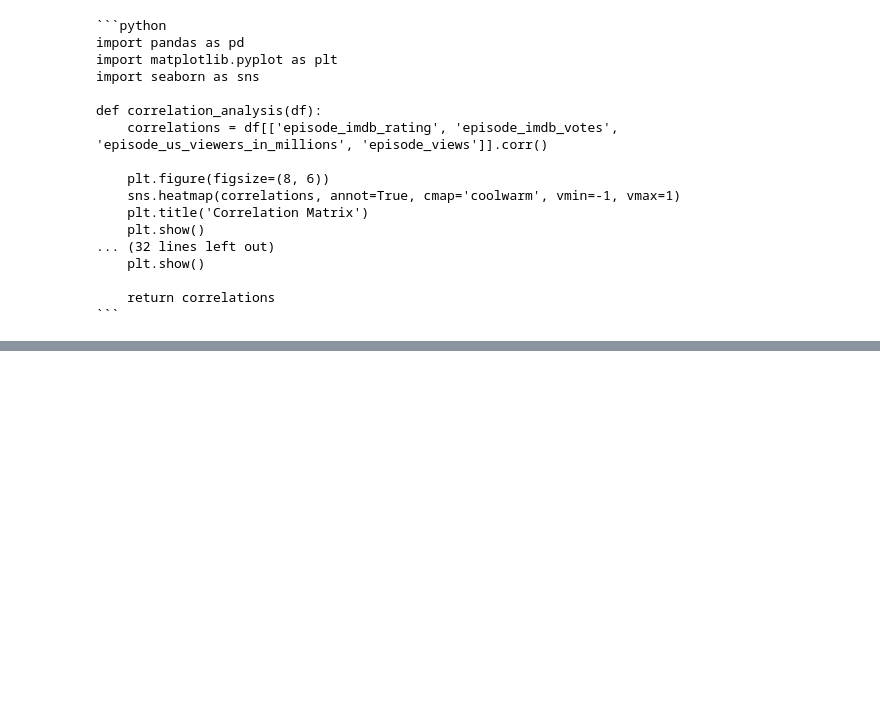
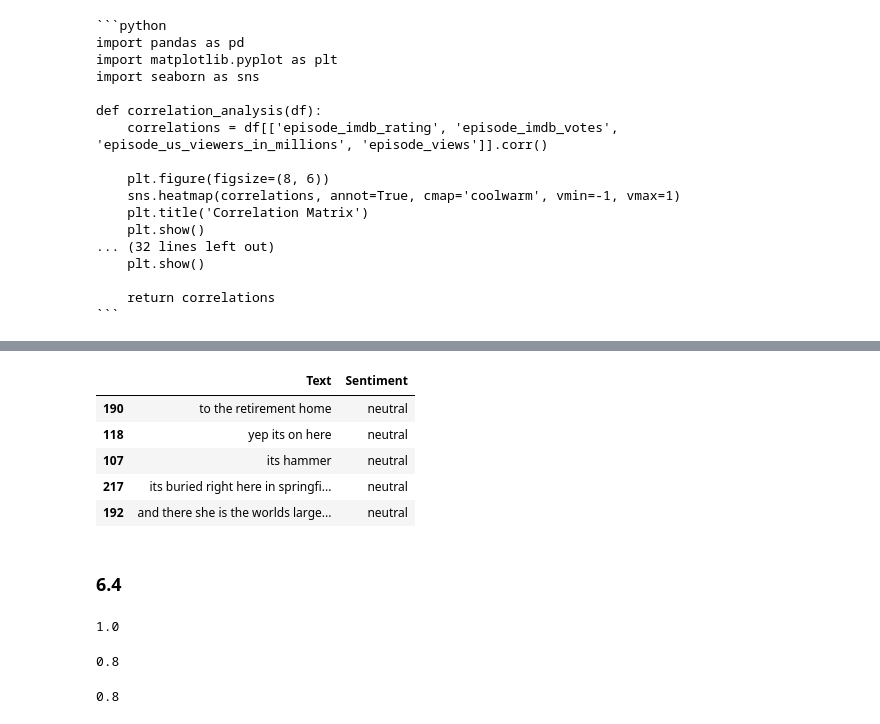
Before and after one commit to pedromvba/prompt-eng-tp3, a Jupyter notebook: tp3.ipynb, the cells around one changed output, grey strips where cells are left out. Saved outputs shown, nothing was run; the diff lists cells and outputs as text; code cells hidden in the pictures; blank space fills up the shorter version.

```diff
--- a/tp3.ipynb
+++ b/tp3.ipynb
@@ -362,0 +534,27 @@ correlation_analysis(episode_stats)
+# %%
+neutral =  classification_df[classification_df['Sentiment'] == 'neutral'].sample(5, random_state=23)
+neutral
+# %% [output]
+|  | Text | Sentiment |
+| 190 | to the retirement home | neutral |
+| 118 | yep its on here | neutral |
+| 107 | its hammer | neutral |
+| 217 | its buried right here in springfi... | neutral |
+| 192 | and there she is the worlds large... | neutral |
+# %% [markdown]
+### 6.4
+# %%
+positive_precision = 5/5
+positive_precision
+# %% [output]
+1.0
+# %%
+negative_precision = 4/(4+1)
+negative_precision
+# %% [output]
+0.8
+# %%
+neutral_precision = 4/(4+1)
+neutral_precision
+# %% [output]
+0.8
```
Also changed, not shown: parts of 17 cells of this notebook, 1 other file.
